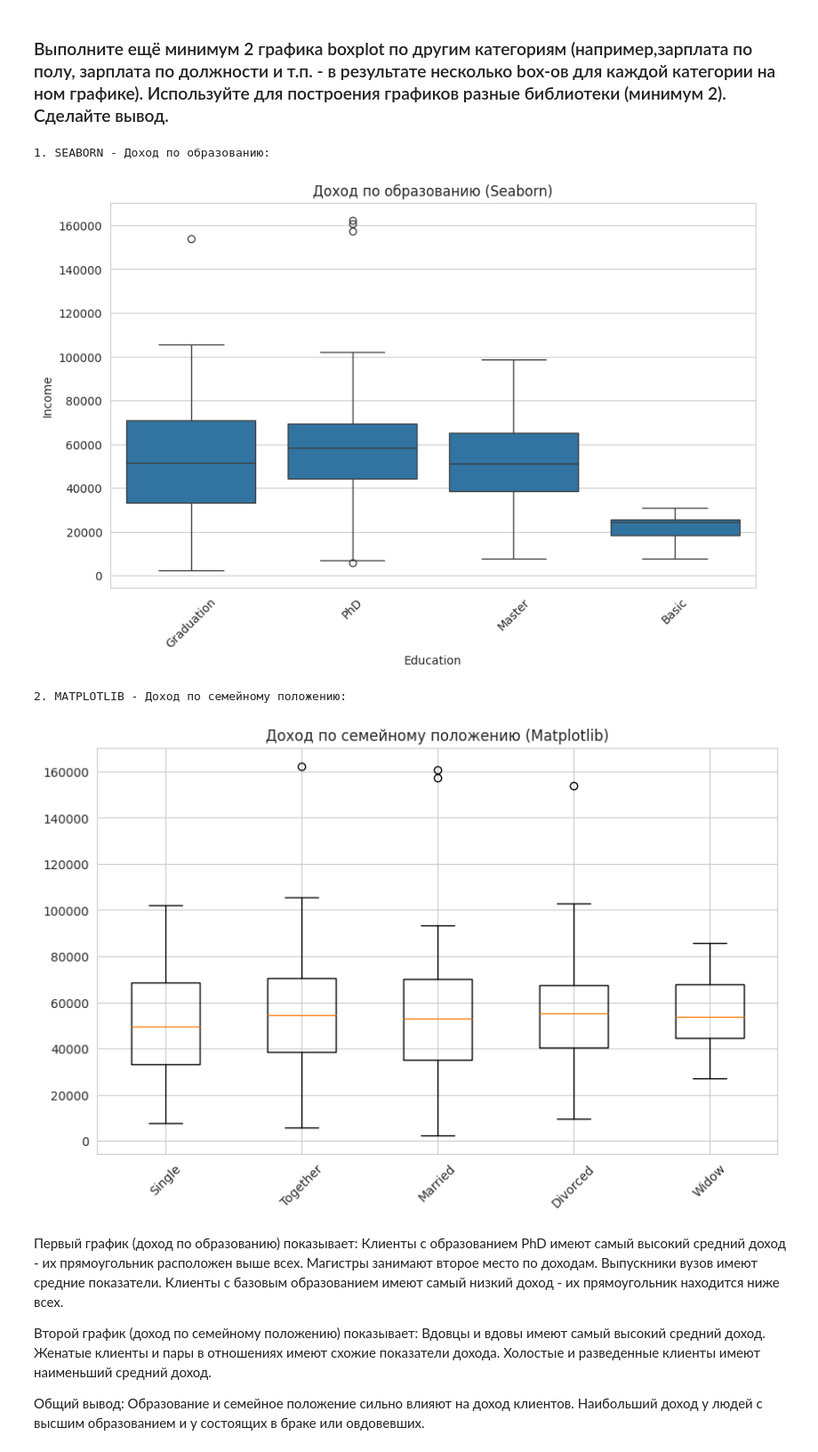
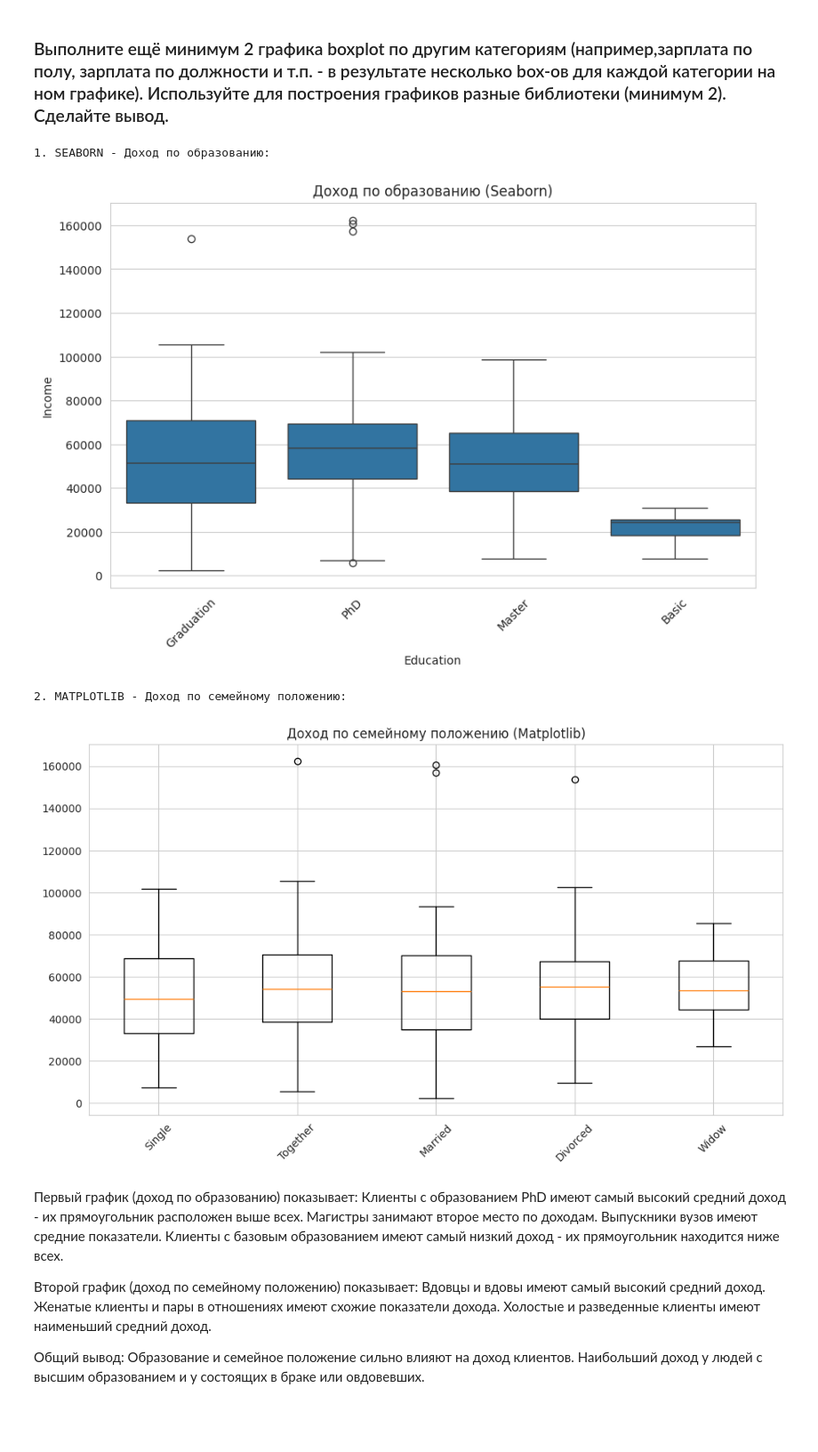
Before and after one commit to 2daysha/-, a Jupyter notebook: ЛР2_Винаева_6.ipynb, the cells around one changed output. Shown at 89% size. Drawn from its saved outputs; the diff is of its cells as text; code cells hidden in the pictures; blank space fills up the shorter version.

```diff
--- a/ЛР2_Винаева_6.ipynb
+++ b/ЛР2_Винаева_6.ipynb
@@ -310,14 +310,17 @@ if 'Income' in df_clean.columns:
 ### Добавьте категорию по любому числовому столбцу (например, уровень зарплаты - высокий, низкий, средний). Сделайте boxplot по этому числовому столбцу по каждой новой категории (на boxplot будет box-ы для средней, низкой и высокой зарплаты).
 # %%
 if 'Income' in df_clean.columns:
+    # Создаем копию для безопасного изменения
+    df_temp = df_clean.copy()
+
     # Создаем категории дохода
-    df_clean['Income_Category'] = pd.cut(df_clean['Income'],
-                                               bins=3,
-                                               labels=['Низкий', 'Средний', 'Высокий'])
+    df_temp['Income_Category'] = pd.cut(df_temp['Income'],
+                                       bins=3,
+                                       labels=['Низкий', 'Средний', 'Высокий'])
 
     # Boxplot по категориям
     plt.figure(figsize=(10, 6))
-    sns.boxplot(data=df_clean, x='Income_Category', y='Income')
+    sns.boxplot(data=df_temp, x='Income_Category', y='Income')
     plt.title('Boxplot дохода по категориям')
     plt.xlabel('Категория дохода')
     plt.ylabel('Доход')
@@ -344,28 +342,29 @@ See the caveats in the documentation: https://pandas.pydata.org/pandas-docs/stab
 # %%
 # График 1: seaborn (доход по образованию)
 print("1. SEABORN - Доход по образованию:")
 if 'Income' in df_clean.columns and 'Education' in df_clean.columns:
     plt.figure(figsize=(10, 6))
     sns.boxplot(data=df_clean, x='Education', y='Income')
     plt.title('Доход по образованию (Seaborn)')
     plt.xticks(rotation=45)
     plt.show()
 
-# График 2: matplotlib (доход по семейному положению)
+# График 2: matplotlib (доход по семейному положению) - исправленная версия
 print("2. MATPLOTLIB - Доход по семейному положению:")
 if 'Income' in df_clean.columns and 'Marital_Status' in df_clean.columns:
     plt.figure(figsize=(10, 6))
     data = [df_clean[df_clean['Marital_Status'] == status]['Income'].dropna()
             for status in df_clean['Marital_Status'].unique()]
-    plt.boxplot(data, labels=df_clean['Marital_Status'].unique())
+    plt.boxplot(data, tick_labels=df_clean['Marital_Status'].unique())  # Исправлено на tick_labels
     plt.title('Доход по семейному положению (Matplotlib)')
     plt.xticks(rotation=45)
+    plt.tight_layout()
     plt.show()
 # %% [output]
 1. SEABORN - Доход по образованию:
 [figure]
 2. MATPLOTLIB - Доход по семейному положению:
-[figure, old version]
+[figure, new version]
 # %% [markdown]
 Первый график (доход по образованию) показывает:
 Клиенты с образованием PhD имеют самый высокий средний доход - их прямоугольник расположен выше всех. Магистры занимают второе место по доходам. Выпускники вузов имеют средние показатели. Клиенты с базовым образованием имеют самый низкий доход - их прямоугольник находится ниже всех.
```
Also changed, not shown: parts of 1 cell of this notebook.
